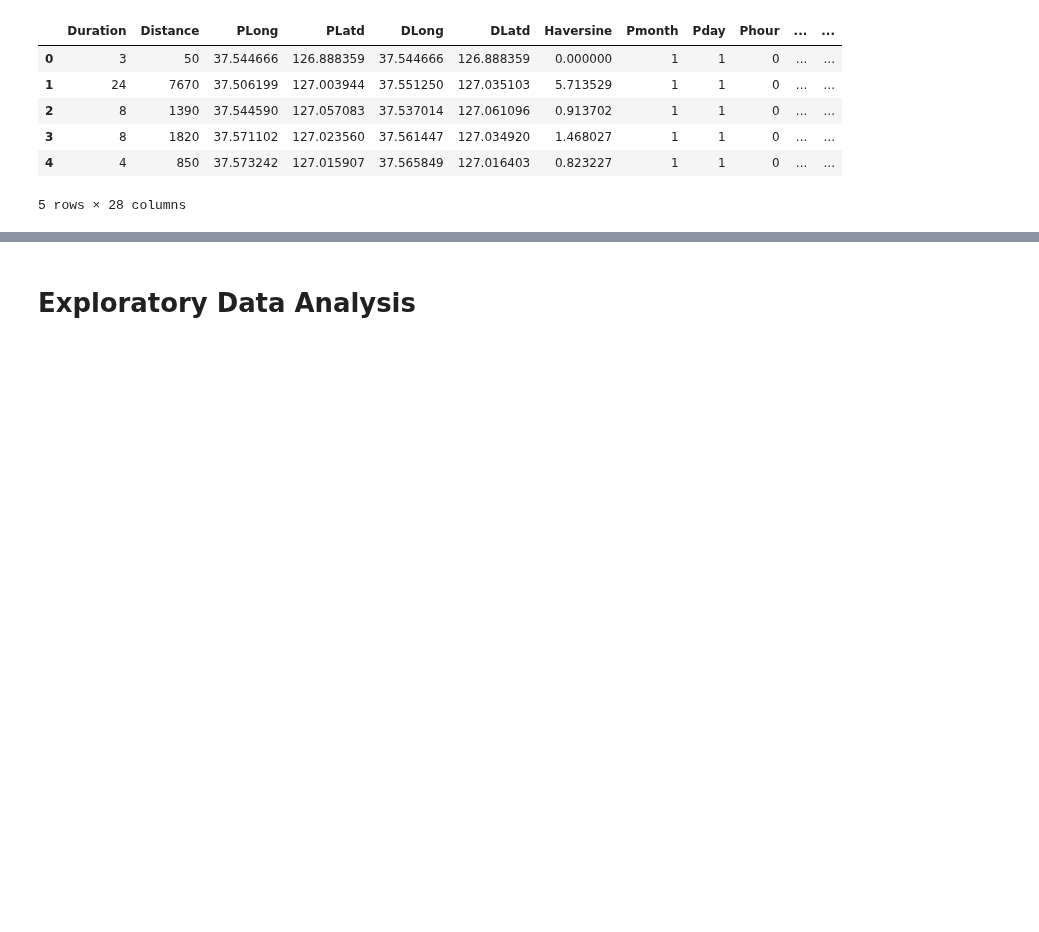
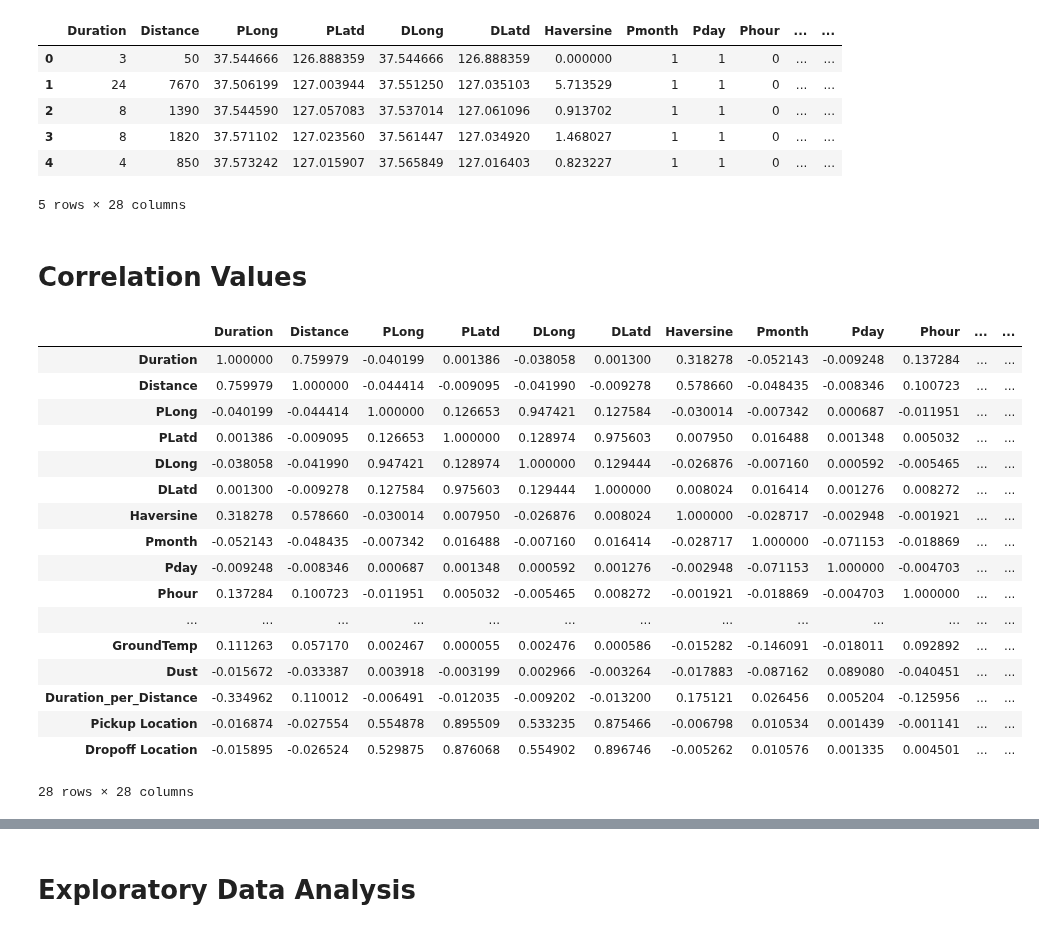
Before and after one commit to MarkClampitt/Springboard, a Jupyter notebook: Capstone3/Cap_3_DataWranging.ipynb, the cells around one changed output, grey strips where cells are left out. Drawn from its saved outputs; the diff is of its cells as text; code cells hidden in the pictures; blank space fills up the shorter version.

```diff
--- a/Capstone3/Cap_3_DataWranging.ipynb
+++ b/Capstone3/Cap_3_DataWranging.ipynb
@@ -268,3 +268,27 @@ df_NoOutliers.head()
 | 3 | 8 | 1820 | 37.571102 | 127.023560 | 37.561447 | 127.034920 | 1.468027 | 1 | 1 | 0 | ... | ... |
 | 4 | 4 | 850 | 37.573242 | 127.015907 | 37.565849 | 127.016403 | 0.823227 | 1 | 1 | 0 | ... | ... |
 5 rows × 28 columns
+# %% [markdown]
+# Correlation Values
+# %%
+
+df_NoOutliers.corr()
+# %% [output]
+|  | Duration | Distance | PLong | PLatd | DLong | DLatd | Haversine | Pmonth | Pday | Phour | ... | ... |
+| Duration | 1.000000 | 0.759979 | -0.040199 | 0.001386 | -0.038058 | 0.001300 | 0.318278 | -0.052143 | -0.009248 | 0.137284 | ... | ... |
+| Distance | 0.759979 | 1.000000 | -0.044414 | -0.009095 | -0.041990 | -0.009278 | 0.578660 | -0.048435 | -0.008346 | 0.100723 | ... | ... |
+| PLong | -0.040199 | -0.044414 | 1.000000 | 0.126653 | 0.947421 | 0.127584 | -0.030014 | -0.007342 | 0.000687 | -0.011951 | ... | ... |
+| PLatd | 0.001386 | -0.009095 | 0.126653 | 1.000000 | 0.128974 | 0.975603 | 0.007950 | 0.016488 | 0.001348 | 0.005032 | ... | ... |
+| DLong | -0.038058 | -0.041990 | 0.947421 | 0.128974 | 1.000000 | 0.129444 | -0.026876 | -0.007160 | 0.000592 | -0.005465 | ... | ... |
+| DLatd | 0.001300 | -0.009278 | 0.127584 | 0.975603 | 0.129444 | 1.000000 | 0.008024 | 0.016414 | 0.001276 | 0.008272 | ... | ... |
+| Haversine | 0.318278 | 0.578660 | -0.030014 | 0.007950 | -0.026876 | 0.008024 | 1.000000 | -0.028717 | -0.002948 | -0.001921 | ... | ... |
+| Pmonth | -0.052143 | -0.048435 | -0.007342 | 0.016488 | -0.007160 | 0.016414 | -0.028717 | 1.000000 | -0.071153 | -0.018869 | ... | ... |
+| Pday | -0.009248 | -0.008346 | 0.000687 | 0.001348 | 0.000592 | 0.001276 | -0.002948 | -0.071153 | 1.000000 | -0.004703 | ... | ... |
+| Phour | 0.137284 | 0.100723 | -0.011951 | 0.005032 | -0.005465 | 0.008272 | -0.001921 | -0.018869 | -0.004703 | 1.000000 | ... | ... |
+| ... | ... | ... | ... | ... | ... | ... | ... | ... | ... | ... | ... | ... |
+| GroundTemp | 0.111263 | 0.057170 | 0.002467 | 0.000055 | 0.002476 | 0.000586 | -0.015282 | -0.146091 | -0.018011 | 0.092892 | ... | ... |
+| Dust | -0.015672 | -0.033387 | 0.003918 | -0.003199 | 0.002966 | -0.003264 | -0.017883 | -0.087162 | 0.089080 | -0.040451 | ... | ... |
+| Duration_per_Distance | -0.334962 | 0.110012 | -0.006491 | -0.012035 | -0.009202 | -0.013200 | 0.175121 | 0.026456 | 0.005204 | -0.125956 | ... | ... |
+| Pickup Location | -0.016874 | -0.027554 | 0.554878 | 0.895509 | 0.533235 | 0.875466 | -0.006798 | 0.010534 | 0.001439 | -0.001141 | ... | ... |
+| Dropoff Location | -0.015895 | -0.026524 | 0.529875 | 0.876068 | 0.554902 | 0.896746 | -0.005262 | 0.010576 | 0.001335 | 0.004501 | ... | ... |
+28 rows × 28 columns
```
Also changed, not shown: parts of 4 cells of this notebook.
